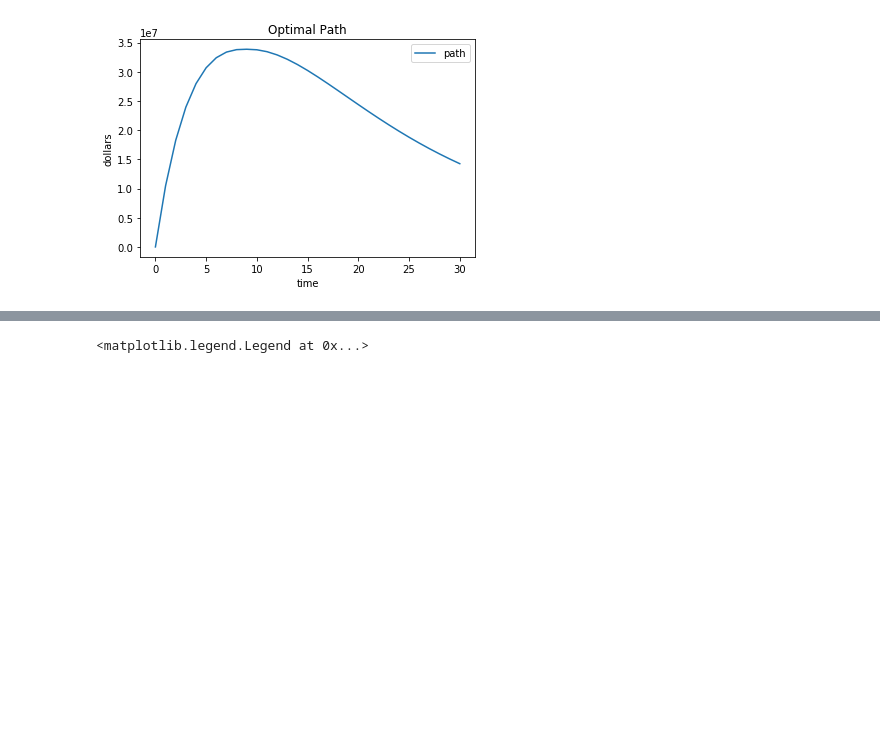
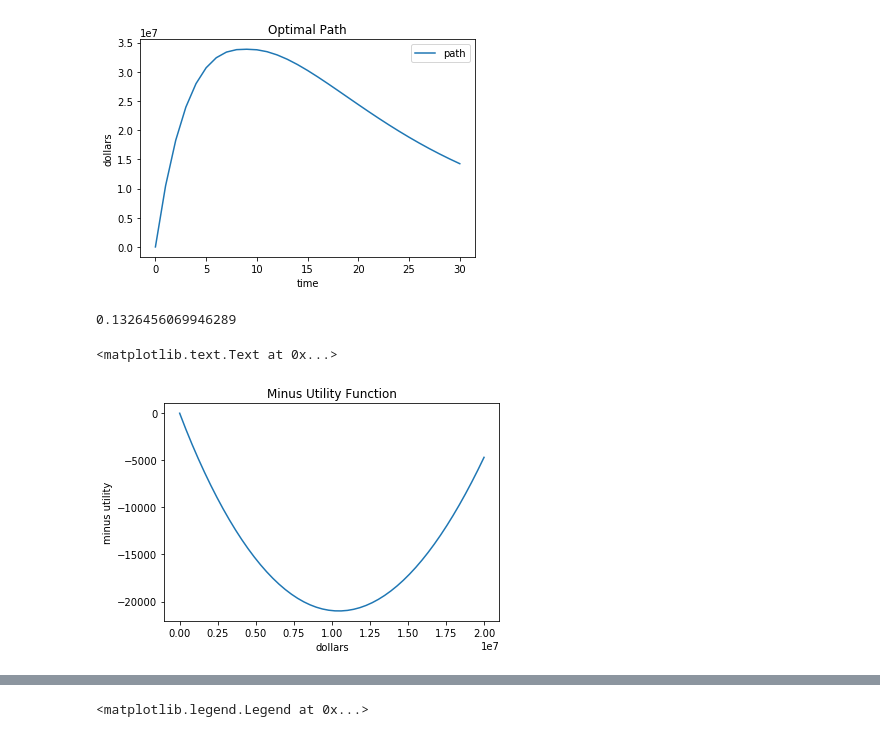
Before and after one commit to gjimzhou/MTH9855-Asset-Allocation-and-Portfolio-Management, a Jupyter notebook: 9855HW8_Junliang_Zhou.ipynb, the cells around one changed output, grey strips where cells are left out. Cells and saved outputs as stored; diff of their text form; code cells hidden in the pictures; blank space fills up the shorter version.

```diff
--- a/9855HW8_Junliang_Zhou.ipynb
+++ b/9855HW8_Junliang_Zhou.ipynb
@@ -22,7 +24,7 @@ def cost(delta, P, gamma, sigma, V, Theta, eta, beta):
     return P*X*(gamma*sigma/2*X/V*(Theta/V)**0.25+np.sign(X)*eta*sigma*np.abs(X/V)**beta)
 # %%
 # Define minus utility function for optimization
-def minusutility(x1, x0, t, kappa=1e-5, forecast=50, halflife=5, P=40, gamma=0.314, sigma=0.02, V=2e6, Theta=2e8, eta=0.142, beta=0.6):
+def minusutility(x1, x0, t, kappa=1e-7, forecast=50, halflife=5, P=40, gamma=0.314, sigma=0.02, V=2e6, Theta=2e8, eta=0.142, beta=0.6):
     delta=x1-x0
     profits=x1*alpha(t, forecast, halflife)
     risks=kappa/2*sigma**2*x1**2
@@ -80,5 +117,21 @@ plt.legend()
 # %% [output]
 <matplotlib.legend.Legend at 0x...>
 [figure]
+# %%
+# Output computation time
+optimizetimer()
+# %% [output]
+0.1326456069946289
+# %%
+# Test the convexity of minusutility function
+xs=np.linspace(0,2e7)
+mus=np.array([minusutility(x,0,1) for x in xs])
+plt.plot(xs,mus)
+plt.title("Minus Utility Function")
+plt.xlabel("dollars")
+plt.ylabel("minus utility")
+# %% [output]
+<matplotlib.text.Text at 0x...>
+[figure, added]
 # %%
 # Optimize against different kappas
```
Also changed, not shown: parts of 13 cells of this notebook.
